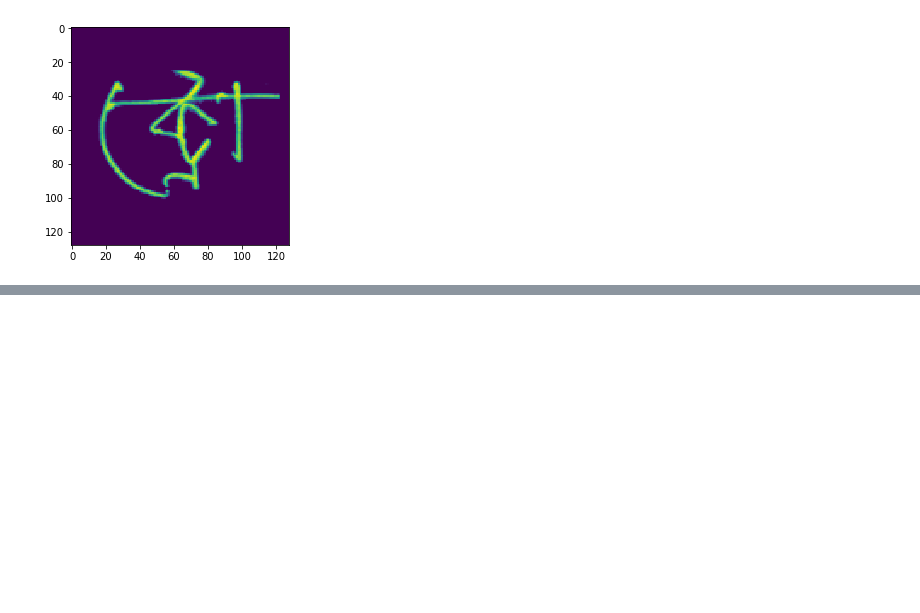
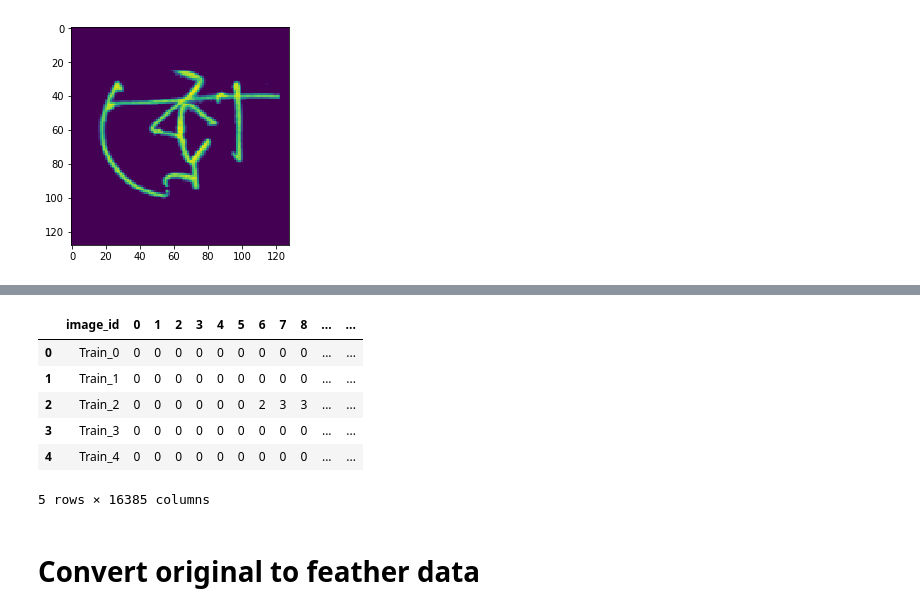
Before and after one commit to TimeTraveller-San/BengaliAI, a Jupyter notebook: notebooks/4. Data Convert x2.ipynb, the cells around one changed output, grey strips where cells are left out. Cells and saved outputs as stored; diff of their text form; code cells hidden in the pictures; blank space fills up the shorter version.

```diff
--- a/notebooks/4. Data Convert x2.ipynb
+++ b/notebooks/4. Data Convert x2.ipynb
@@ -102,0 +118,14 @@ plt.imshow(img.astype('float'))
+# %%
+files = [f"/home/timetraveller/Entertainment/BengaliAI_Data/train_128/train_{i}.feather" for i in range(4)]
+dff1 = pd.read_feather(files[0])
+dff1.head()
+# %% [output]
+|  | image_id | 0 | 1 | 2 | 3 | 4 | 5 | 6 | 7 | 8 | ... | ... |
+| 0 | Train_0 | 0 | 0 | 0 | 0 | 0 | 0 | 0 | 0 | 0 | ... | ... |
+| 1 | Train_1 | 0 | 0 | 0 | 0 | 0 | 0 | 0 | 0 | 0 | ... | ... |
+| 2 | Train_2 | 0 | 0 | 0 | 0 | 0 | 0 | 2 | 3 | 3 | ... | ... |
+| 3 | Train_3 | 0 | 0 | 0 | 0 | 0 | 0 | 0 | 0 | 0 | ... | ... |
+| 4 | Train_4 | 0 | 0 | 0 | 0 | 0 | 0 | 0 | 0 | 0 | ... | ... |
+5 rows × 16385 columns
+# %% [markdown]
+# Convert original to feather data
```
Also changed, not shown: parts of 4 cells of this notebook, 11 other files.
